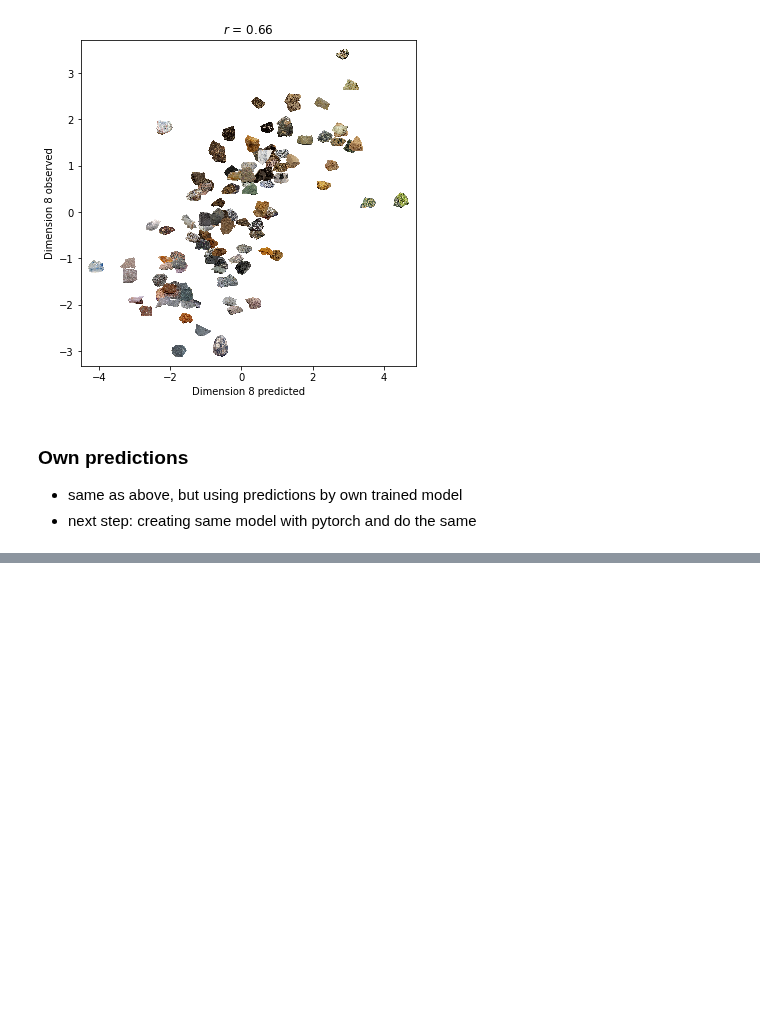
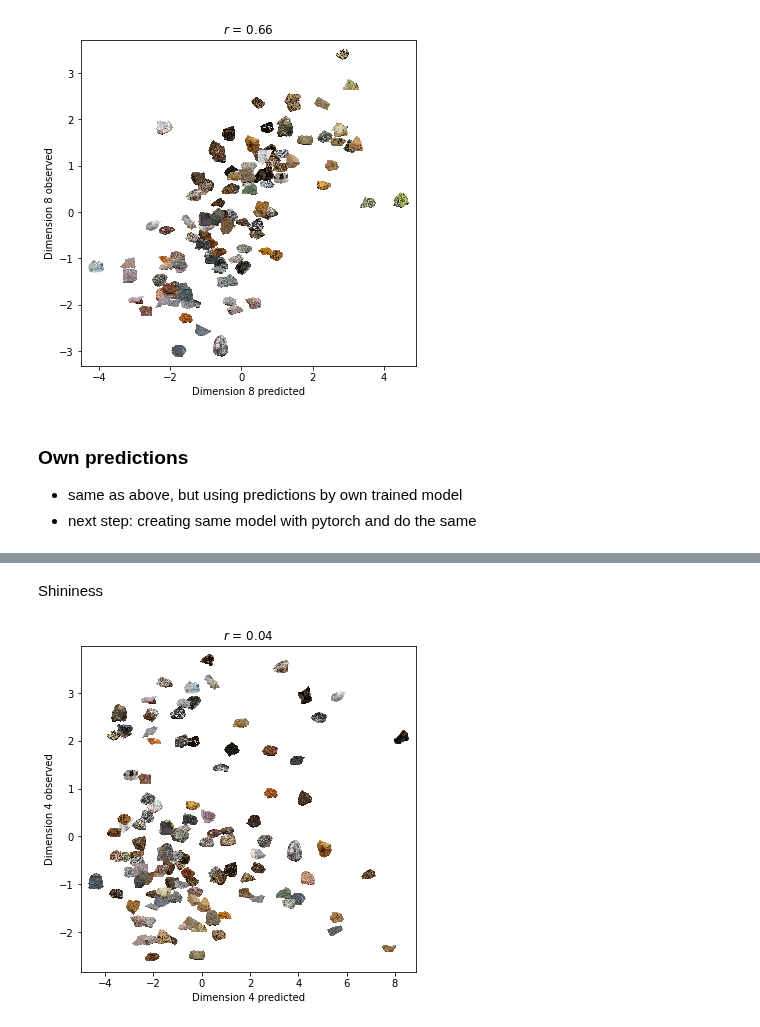
Before and after one commit to dominikpegler/mds_cnn, a Jupyter notebook: sanders_nosofsky_2020/mds.ipynb, the cells around one changed output, grey strips where cells are left out. Drawn from its saved outputs; the diff is of its cells as text; code cells hidden in the pictures; blank space fills up the shorter version.

```diff
--- a/sanders_nosofsky_2020/mds.ipynb
+++ b/sanders_nosofsky_2020/mds.ipynb
@@ -227,0 +250,6 @@ plot_predictions(8, mds_obs, cnn_pred, rock_images)
+# %% [markdown]
+Shininess
+# %%
+plot_predictions(4, mds_obs, cnn_ownpred, rock_images)
+# %% [output]
+[figure, added]
```
Also changed, not shown: parts of 14 cells of this notebook, 1 other file.
